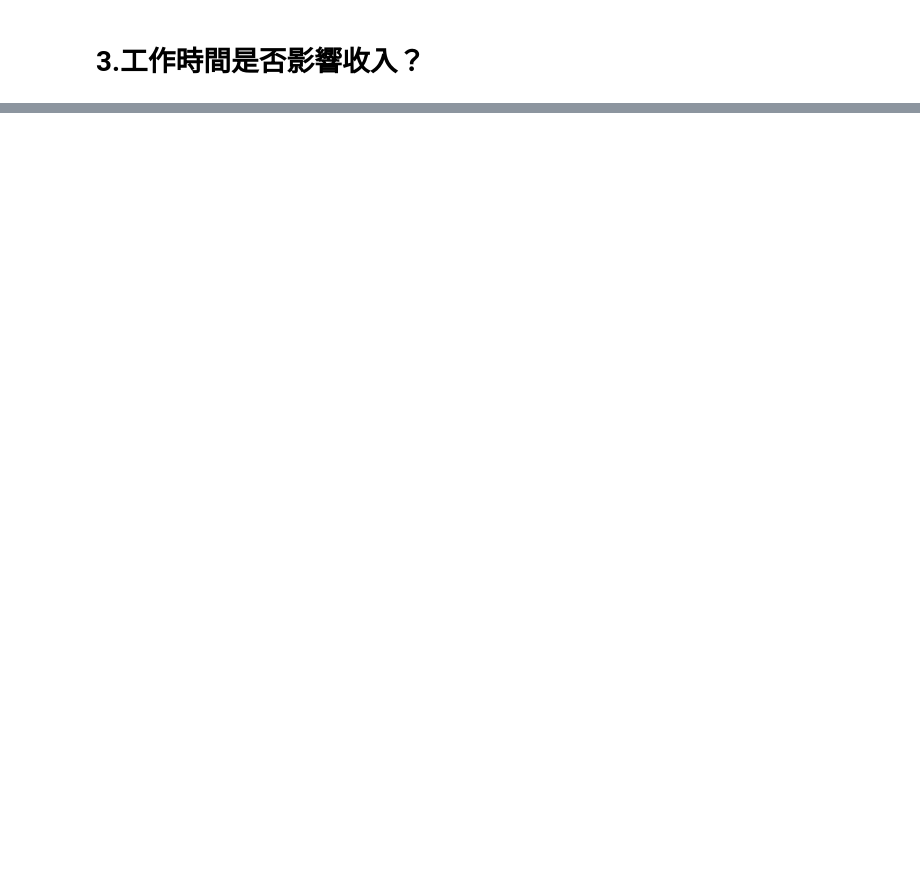
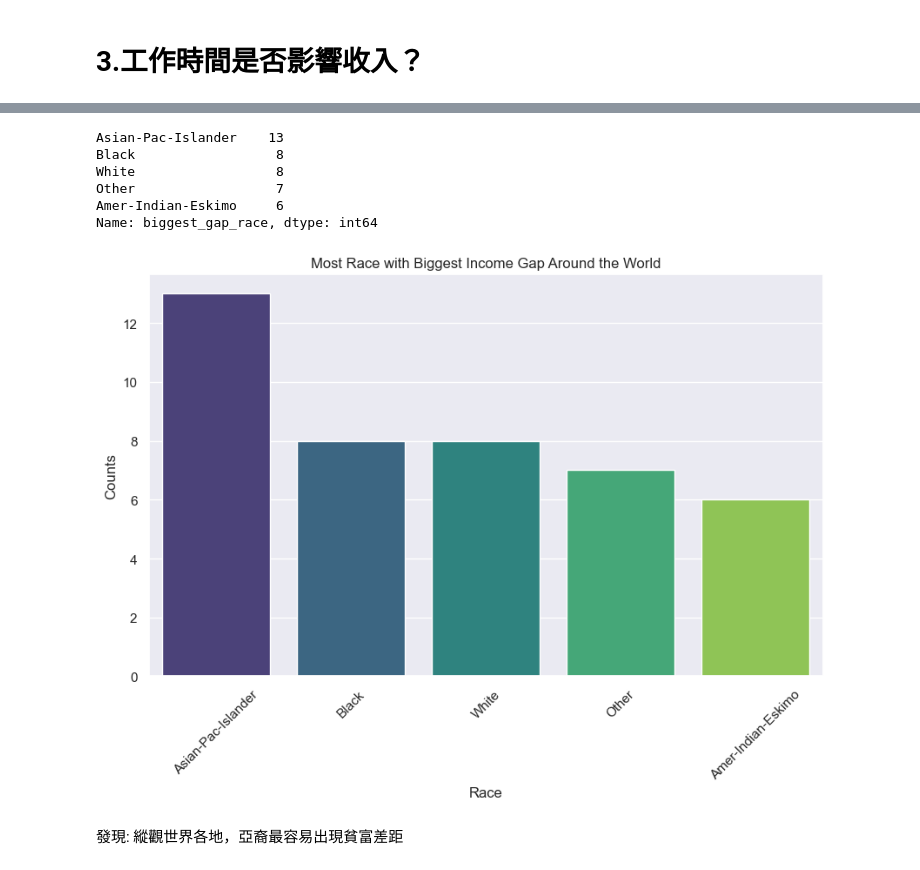
Before and after one commit to bomb1000/PL, a Jupyter notebook: PL_HW2/HW2.ipynb, the cells around one changed output, grey strips where cells are left out. Cells and saved outputs as stored; diff of their text form; code cells hidden in the pictures; blank space fills up the shorter version.

```diff
--- a/PL_HW2/HW2.ipynb
+++ b/PL_HW2/HW2.ipynb
@@ -149,0 +492,18 @@ sns.violinplot(data=data, x="income", y="hours_per_week", hue="sex", split=True,
+# %%
+import pandas as pd  # 确保导入了 pandas
+
+# 初始化一个空列表来收集数据
+list_Gap = []
+
+for i in native_country_list:
+    df = race_income_proportion_distribution_by_country(data, i)
+    df['Gap'] = abs(df['Gap'])
+    biggest_gap_race = df['Gap'].idxmax()  # 找出 'Gap' 最大值的索引
+    # 将国家和最高收入种族添加到列表中
+    list_Gap.append([i, biggest_gap_race])
+
+# 使用列表创建一个新的 DataFrame
+output_gap_df = pd.DataFrame(list_Gap, columns=['native_country', 'biggest_gap_race'])
+
+# 输出新的 DataFrame
+print(output_gap_df)
@@ -149,0 +528,25 @@ sns.violinplot(data=data, x="income", y="hours_per_week", hue="sex", split=True,
+# %%
+most_race_with_biggest_income_gap_around_the_world = output_gap_df['biggest_gap_race'].value_counts()
+most_race_with_biggest_income_gap_around_the_world
+# %% [output]
+Asian-Pac-Islander    13
+Black                  8
+White                  8
+Other                  7
+Amer-Indian-Eskimo     6
+Name: biggest_gap_race, dtype: int64
+# %%
+import seaborn as sns
+
+# 使用 seaborn 绘制柱状图
+plt.figure(figsize=(10, 6))
+sns.barplot(x='biggest_gap_race', y='counts', data=output_gap_df, palette='viridis')
+plt.title('Most Race with Biggest Income Gap Around the World')
+plt.xlabel('Race')
+plt.ylabel('Counts')
+plt.xticks(rotation=45)
+plt.show()
+# %% [output]
+[figure, added]
+# %% [markdown]
+發現: 縱觀世界各地，亞裔最容易出現貧富差距
```
Also changed, not shown: parts of 29 cells of this notebook.
